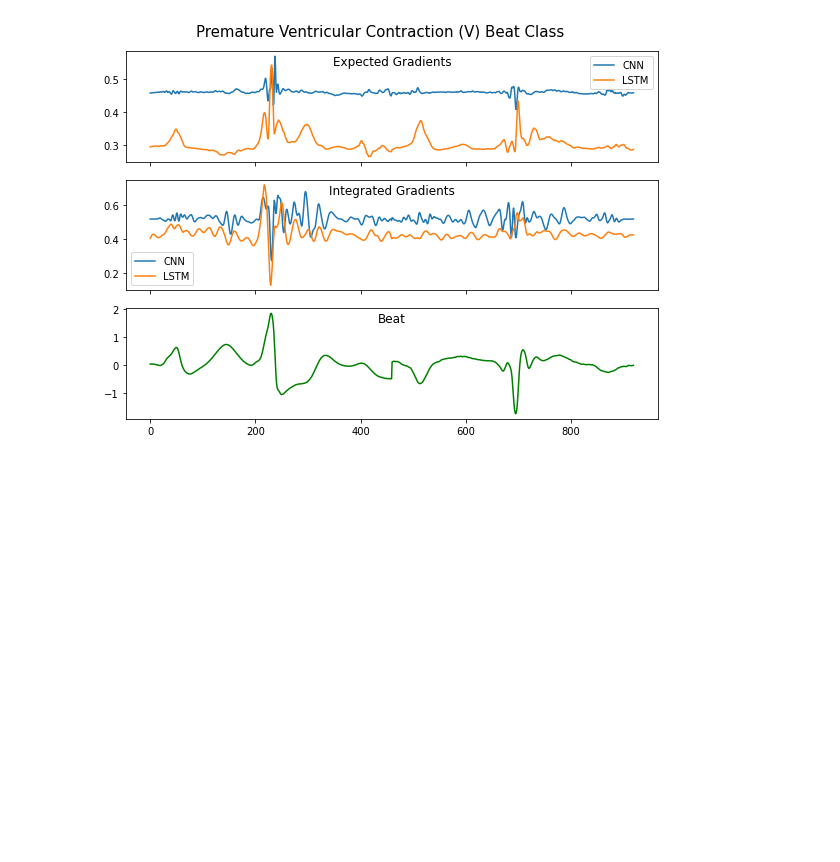
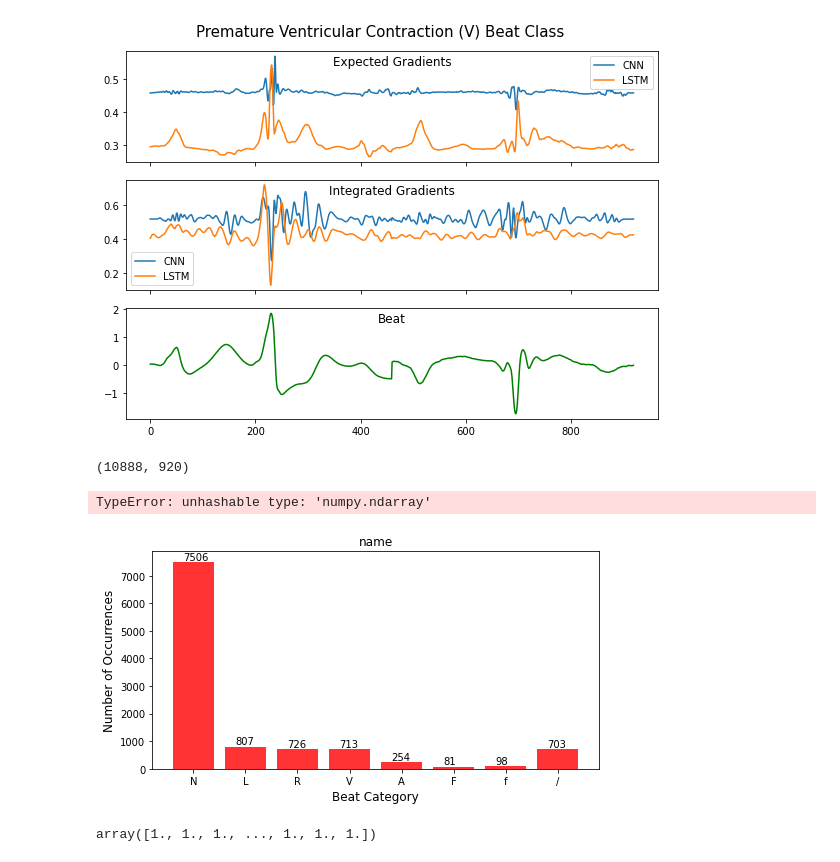
Before and after one commit to anurajt-cloud/level4_dissertation, a Jupyter notebook: graphs.ipynb, the cells around one changed output. Cells and saved outputs as stored; diff of their text form; code cells hidden in the pictures; blank space fills up the shorter version.

```diff
--- a/graphs.ipynb
+++ b/graphs.ipynb
@@ -592,0 +597,27 @@ plt.savefig("./images/V_pl_igeg", dpi=300)
+# %%
+train_y[0].shape
+# %% [output]
+(10888, 920)
+# %%
+from collections import Counter
+counters_test = Counter(test_y[0])
+counters_train = Counter(train_y[0])
+# %% [output]
+TypeError: unhashable type: 'numpy.ndarray'
+# %%
+plt.figure(figsize=(8,4))
+feature_names = ['N','L','R','V','A','F','f','/']
+barplt = plt.bar(list(counters.keys()), list(counters.values()), alpha=0.8, color="r")
+plt.title("name")
+plt.ylabel('Number of Occurrences', fontsize=12)
+plt.xlabel('Beat Category', fontsize=12)
+plt.xticks(ticks=[1,2,3,4,5,6,7,8],labels=feature_names)
+for bar in barplt:
+    yval = bar.get_height()
+    plt.text(bar.get_x()+.2, yval+70, yval)
+# %% [output]
+[figure, added]
+# %%
+test_y[0]
+# %% [output]
+array([1., 1., 1., ..., 1., 1., 1.])
```
Also changed, not shown: parts of 2 cells of this notebook, 2 other files.
